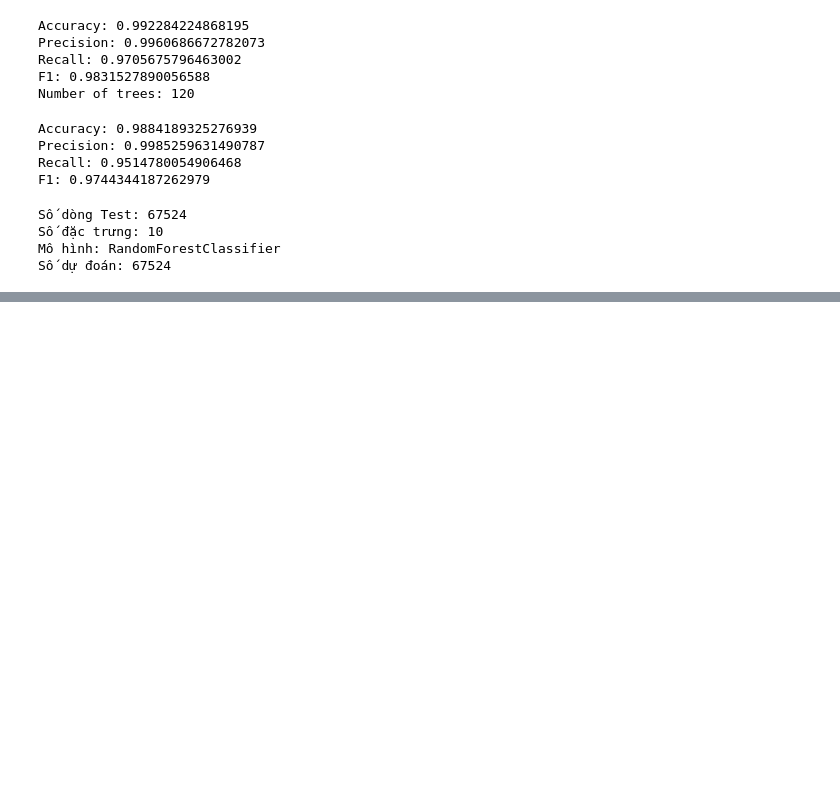
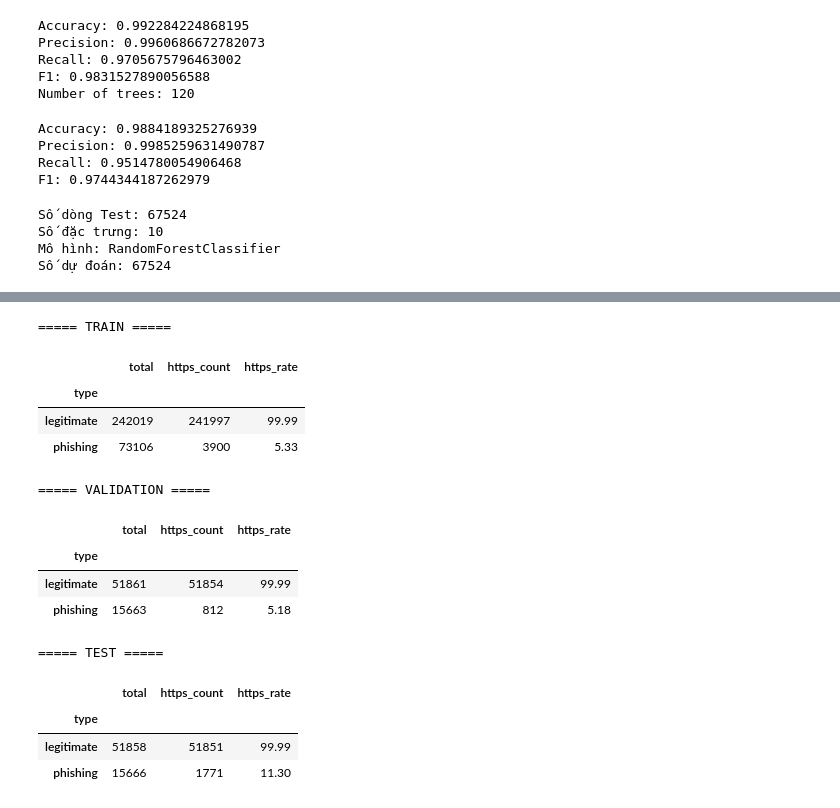
Before and after one commit to Fatcatmmb-sudo/phishing-detection, a Jupyter notebook: notebooks/03_modeling_evaluation.ipynb, the cells around one changed output, grey strips where cells are left out. Drawn from its saved outputs; the diff is of its cells as text; code cells hidden in the pictures; blank space fills up the shorter version.

```diff
--- a/notebooks/03_modeling_evaluation.ipynb
+++ b/notebooks/03_modeling_evaluation.ipynb
@@ -1130,0 +1258,45 @@ print("TP - Phishing dự đoán đúng:", tp)
+# %%
+def https_statistics(frame, split_name):
+    url = frame["normalized_url"].fillna("").astype(str)
+
+    temp = pd.DataFrame({
+        "type": frame["type"],
+        "has_https": url.str.lower().str.startswith("https://")
+    })
+
+    result = (
+        temp.groupby("type")["has_https"]
+        .agg(
+            total="count",
+            https_count="sum",
+            https_rate="mean"
+        )
+    )
+
+    result["https_rate"] = (
+        result["https_rate"] * 100
+    ).round(2)
+
+    print(f"\n===== {split_name} =====")
+    display(result)
+
+
+https_statistics(train, "TRAIN")
+https_statistics(val, "VALIDATION")
+https_statistics(test_df, "TEST")
+# %% [output]
+===== TRAIN =====
+|  | total | https_count | https_rate |
+| type |  |  |  |
+| legitimate | 242019 | 241997 | 99.99 |
+| phishing | 73106 | 3900 | 5.33 |
+===== VALIDATION =====
+|  | total | https_count | https_rate |
+| type |  |  |  |
+| legitimate | 51861 | 51854 | 99.99 |
+| phishing | 15663 | 812 | 5.18 |
+===== TEST =====
+|  | total | https_count | https_rate |
+| type |  |  |  |
+| legitimate | 51858 | 51851 | 99.99 |
+| phishing | 15666 | 1771 | 11.30 |
```
Also changed, not shown: parts of 8 cells of this notebook, 5 other files.
